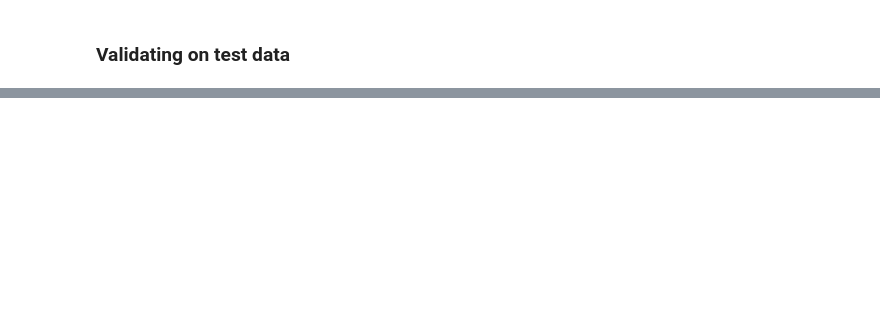
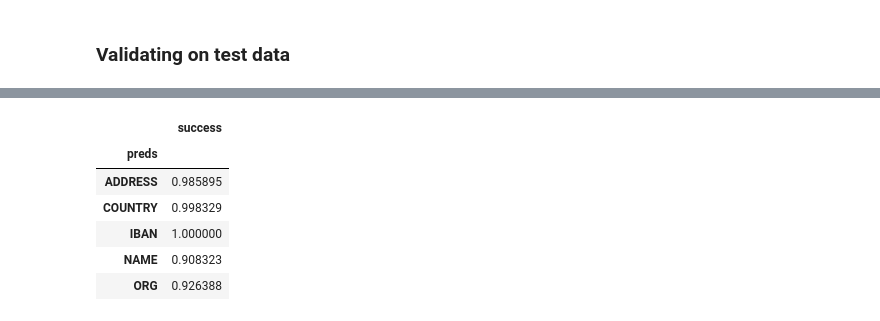
Before and after one commit to AlexandreFleutelot/address_NER_study, a Jupyter notebook: RandoForest_NER.ipynb, the cells around one changed output, grey strips where cells are left out. Cells and saved outputs as stored; diff of their text form; code cells hidden in the pictures; blank space fills up the shorter version.

```diff
--- a/RandoForest_NER.ipynb
+++ b/RandoForest_NER.ipynb
@@ -209,0 +289,7 @@ df_stats.groupby('preds').mean()
+# %%
+TEXT_COLS = X.columns[["text" in c for c in X.columns]]
+NUM_COLS = X.columns[["text" not in c for c in X.columns]]
+ct = ColumnTransformer(
+     [("cat_preprocess", OneHotEncoder(max_categories=10), TEXT_COLS),
+      ("num_preprocess", MinMaxScaler(), NUM_COLS)])
+X_prep = ct.fit_transform(X)
@@ -209,0 +302,17 @@ df_stats.groupby('preds').mean()
+# %%
+X_train, X_test, y_train, y_test = train_test_split(X_prep, y, test_size=0.2, shuffle=False, random_state=42)
+# %%
+clf.fit(X_train, y_train)
+test_preds = clf.predict(X_test)
+# %%
+df_stats = pd.DataFrame({'preds':test_preds, 'targets':y_test})
+df_stats["success"] = pd.to_numeric(df_stats.preds == df_stats.targets)
+df_stats.groupby('preds').mean()
+# %% [output]
+|  | success |
+| preds |  |
+| ADDRESS | 0.985895 |
+| COUNTRY | 0.998329 |
+| IBAN | 1.000000 |
+| NAME | 0.908323 |
+| ORG | 0.926388 |
```
Also changed, not shown: parts of 20 cells of this notebook.
